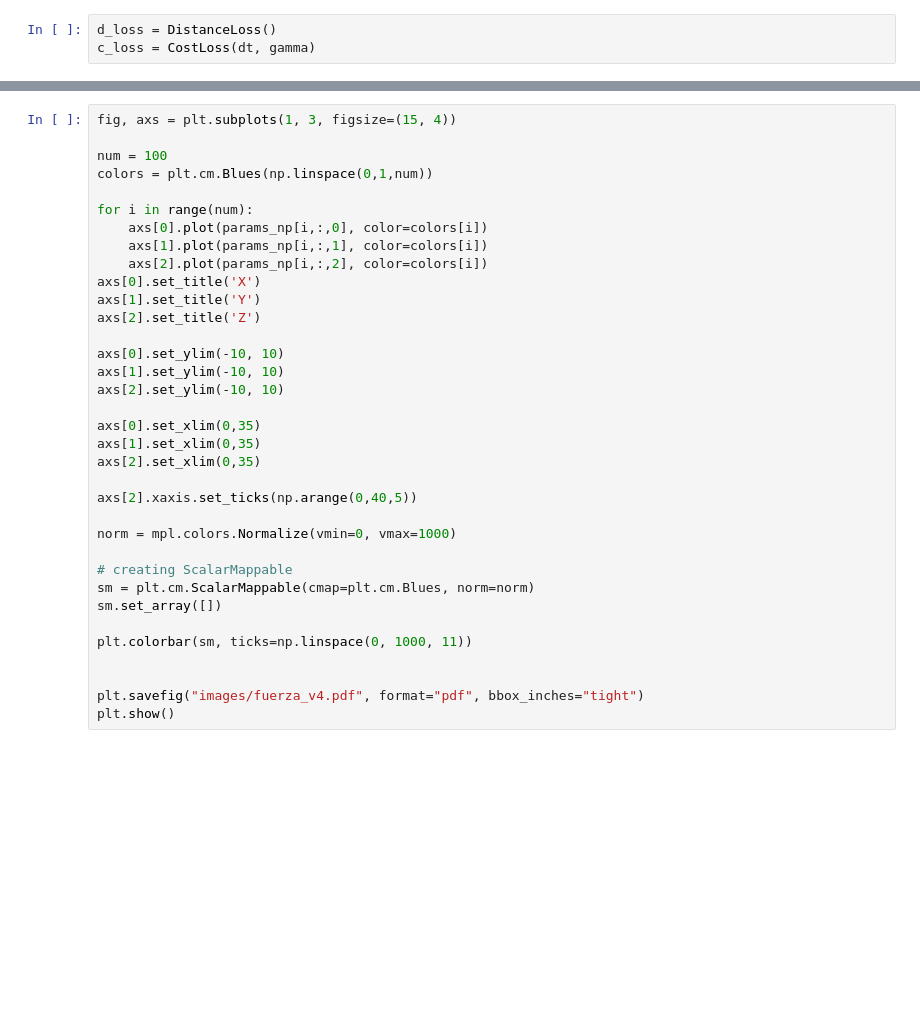
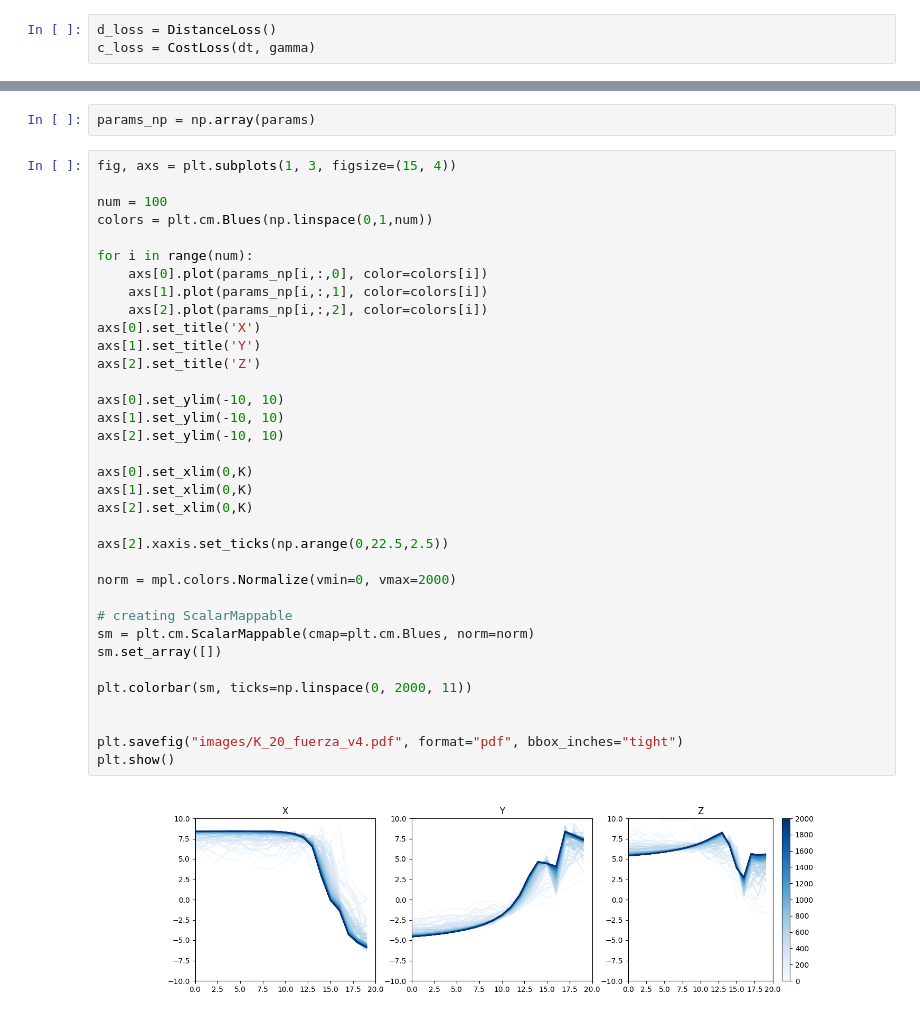
Before and after one commit to dani2442/ConcursoModelizacion2023, a Jupyter notebook: notebooks/solucion_2_gradient_descent copy.ipynb, the cells around one changed output, grey strips where cells are left out. Drawn from its saved outputs; the diff is of its cells as text; blank space fills up the shorter version.

```diff
--- a/notebooks/solucion_2_gradient_descent copy.ipynb
+++ b/notebooks/solucion_2_gradient_descent copy.ipynb
@@ -144,38 +215,42 @@ NameError: name 'losses_1' is not defined
+# %%
+params_np = np.array(params)
 # %%
 fig, axs = plt.subplots(1, 3, figsize=(15, 4))
 
 num = 100
 colors = plt.cm.Blues(np.linspace(0,1,num))
 
 for i in range(num):
     axs[0].plot(params_np[i,:,0], color=colors[i])
     axs[1].plot(params_np[i,:,1], color=colors[i])
     axs[2].plot(params_np[i,:,2], color=colors[i])
 axs[0].set_title('X')
 axs[1].set_title('Y')
 axs[2].set_title('Z')
 
 axs[0].set_ylim(-10, 10)
 axs[1].set_ylim(-10, 10)
 axs[2].set_ylim(-10, 10)
 
-axs[0].set_xlim(0,35)
-axs[1].set_xlim(0,35)
-axs[2].set_xlim(0,35)
+axs[0].set_xlim(0,K)
+axs[1].set_xlim(0,K)
+axs[2].set_xlim(0,K)
 
-axs[2].xaxis.set_ticks(np.arange(0,40,5))
+axs[2].xaxis.set_ticks(np.arange(0,22.5,2.5))
 
-norm = mpl.colors.Normalize(vmin=0, vmax=1000)
+norm = mpl.colors.Normalize(vmin=0, vmax=2000)
 
 # creating ScalarMappable
 sm = plt.cm.ScalarMappable(cmap=plt.cm.Blues, norm=norm)
 sm.set_array([])
 
-plt.colorbar(sm, ticks=np.linspace(0, 1000, 11))
+plt.colorbar(sm, ticks=np.linspace(0, 2000, 11))
 
 
-plt.savefig("images/fuerza_v4.pdf", format="pdf", bbox_inches="tight")
+plt.savefig("images/K_20_fuerza_v4.pdf", format="pdf", bbox_inches="tight")
 plt.show()
+# %% [output]
+[figure, added]
 # %%
 lambd = 1.
 if isinstance(p, torch.Tensor) and isinstance(v, torch.Tensor):
```
Also changed, not shown: parts of 18 cells of this notebook, 1 other file.
